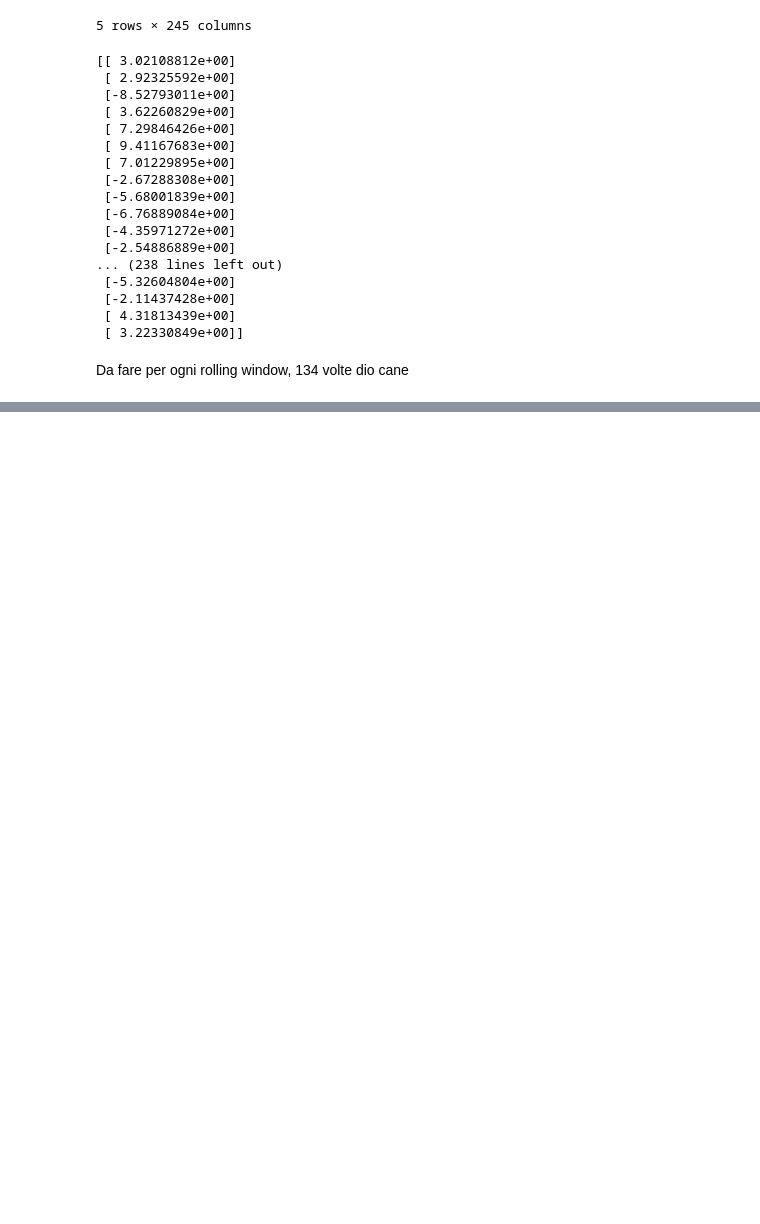
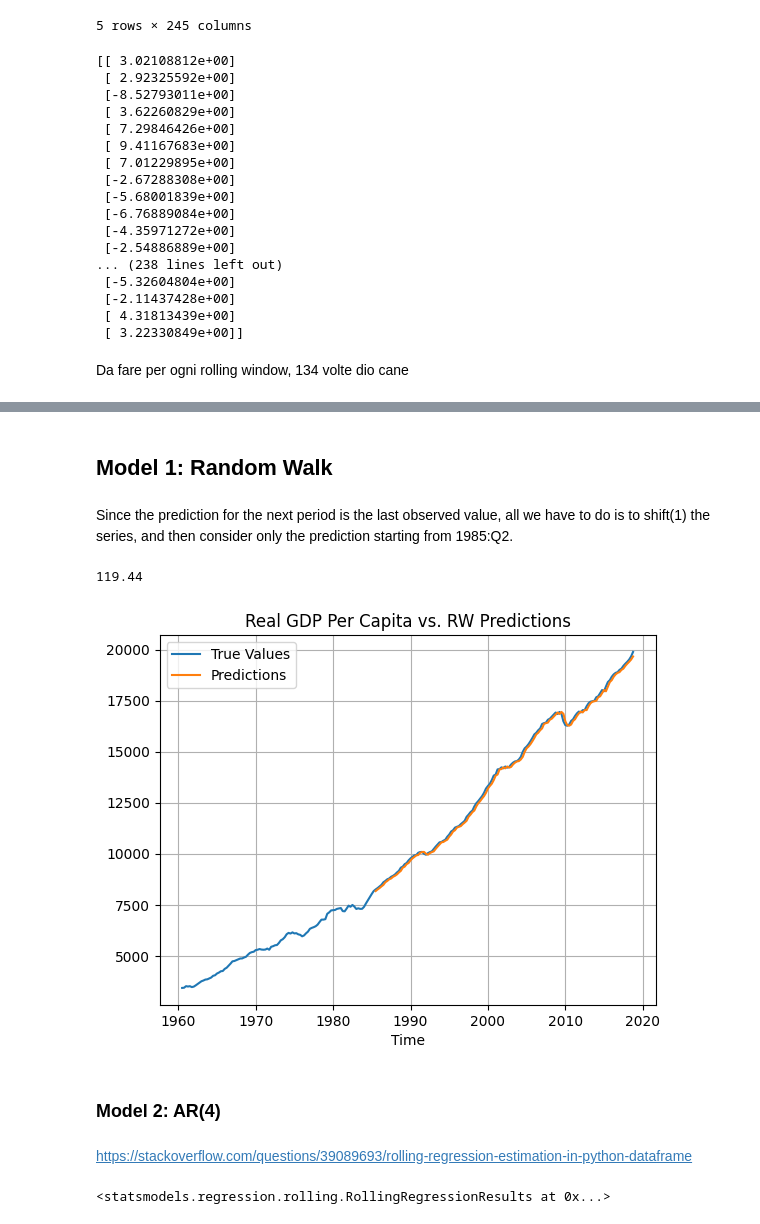
Before and after one commit to giordanovitale/Time-Series-Project, a Jupyter notebook: ts_project.ipynb, the cells around one changed output, grey strips where cells are left out. Saved outputs shown, nothing was run; the diff lists cells and outputs as text; code cells hidden in the pictures; blank space fills up the shorter version.

```diff
--- a/ts_project.ipynb
+++ b/ts_project.ipynb
@@ -94,0 +108,47 @@ Da fare per ogni rolling window, 134 volte dio cane
+# %% [markdown]
+## **Model 1: Random Walk**
+# %% [markdown]
+Since the prediction for the next period is the last observed value, all we have to do is to shift(1) the series, and then consider only the prediction starting from 1985:Q2.
+# %%
+rw_predictions = df['log_GDP'].shift(1)
+
+# bring it into real terms
+exp_rw_predictions = np.exp(rw_predictions)
+
+# consider only from 1985:Q3
+exp_rw_predictions = exp_rw_predictions[100:]
+
+# compute RMSE for RW
+rmse_rw = mean_squared_error(df['GDPC1'].iloc[100:], exp_rw_predictions, squared=False).round(2)
+print(rmse_rw)
+# %% [output]
+119.44
+# %%
+plt.plot(df['Time'], df['GDPC1'], label='True Values')
+plt.plot(df['Time'].iloc[100:], exp_rw_predictions, label='Predictions')
+plt.legend()
+plt.grid()
+plt.xlabel('Time')
+plt.title('Real GDP Per Capita vs. RW Predictions')
+plt.show()
+# %% [output]
+[figure, added]
+# %% [markdown]
+### **Model 2: AR(4)**
+# %% [markdown]
+https://stackoverflow.com/questions/39089693/rolling-regression-estimation-in-python-dataframe
+# %%
+lag_1 = df['delta_log_GDP'].shift(1)
+lag_2 = df['delta_log_GDP'].shift(2)
+lag_3 = df['delta_log_GDP'].shift(3)
+lag_4 = df['delta_log_GDP'].shift(4)
+
+
+ar_4_model = RollingOLS(endog=df['delta_log_GDP'],
+                        exog=pd.concat([lag_1, lag_2, lag_3, lag_4], axis=1),
+                        window=100)
+
+ar_4_predictions = ar_4_model.fit()
+ar_4_predictions
+# %% [output]
+<statsmodels.regression.rolling.RollingRegressionResults at 0x...>
```
Also changed, not shown: parts of 10 cells of this notebook, 1 other file.
